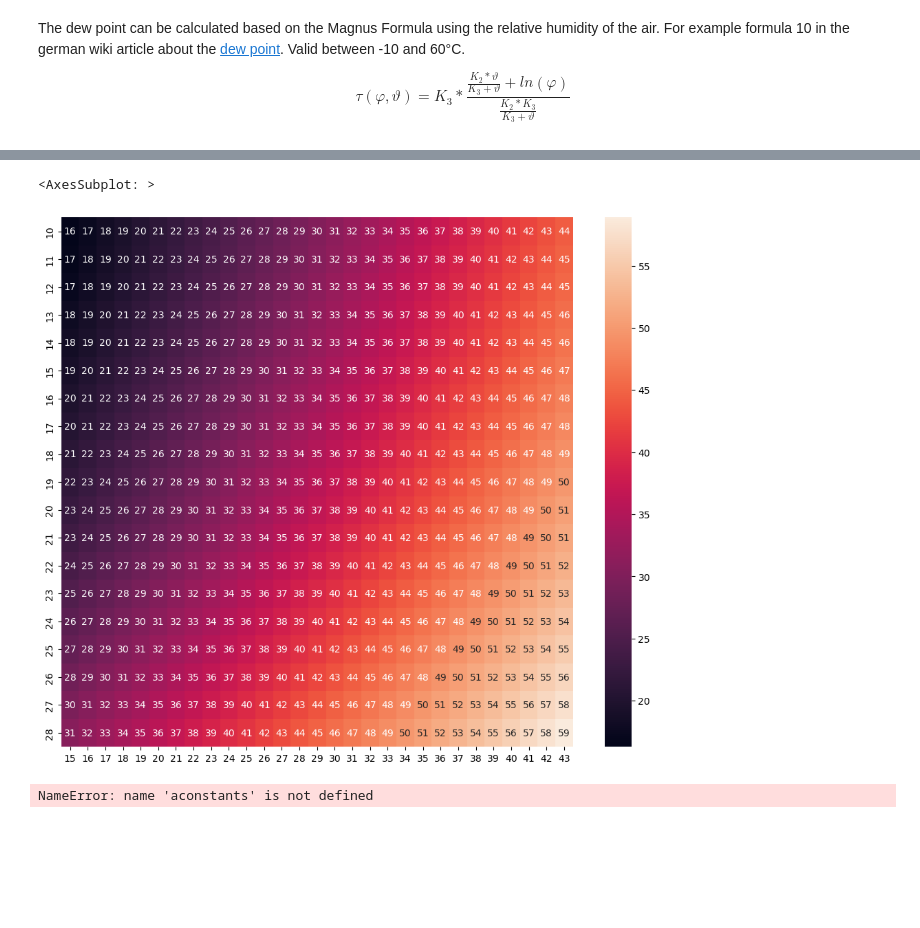
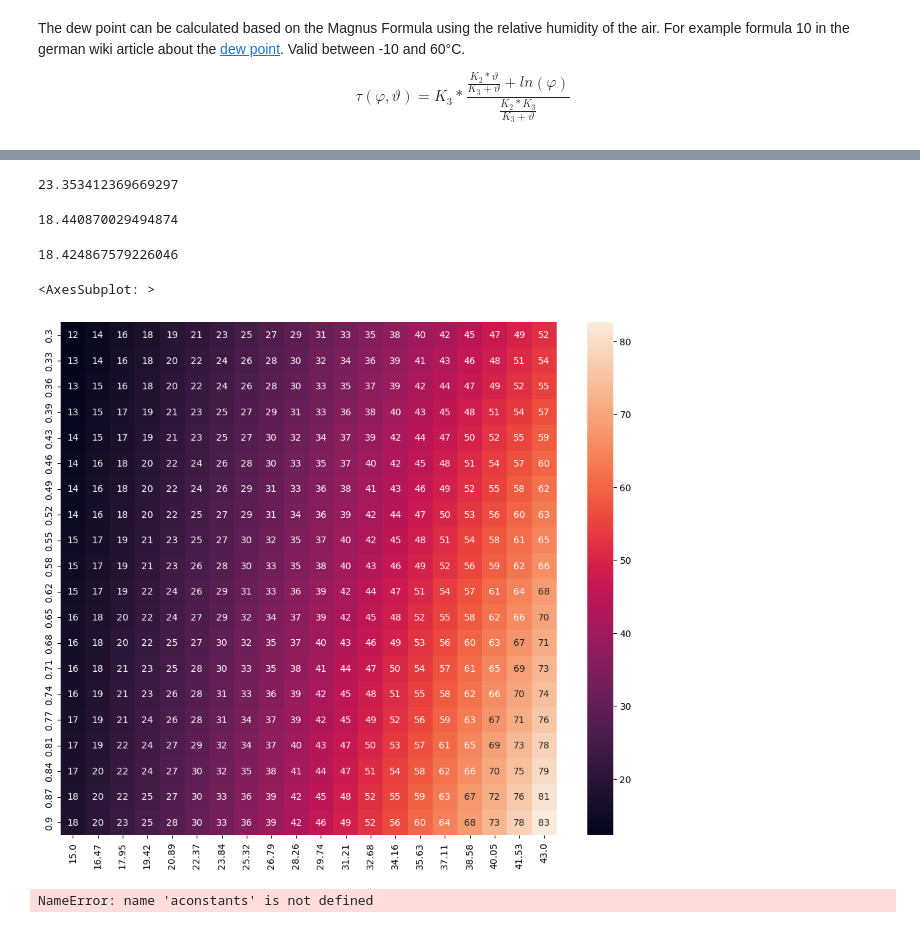
Before and after one commit to MoritzImendoerffer/data_div, a Jupyter notebook: temperature_humidity/towels.ipynb, the cells around one changed output, grey strips where cells are left out. Drawn from its saved outputs; the diff is of its cells as text; code cells hidden in the pictures; blank space fills up the shorter version.

Commit message:
working on humidity

```diff
--- a/temperature_humidity/towels.ipynb
+++ b/temperature_humidity/towels.ipynb
@@ -40,12 +40,14 @@ $$
 $$
 # %%
 class constants:
-    gas_constant =  dict(water = 461.51,
-                         air_dry = 287.058)  #  (J/(kg*K)
+    gas_constant_spec =  dict(water = 461.51,
+                              air_dry = 287.058)  #  (J/(kg*K)
+    gas_constant_general = 8314  # J/(kg*K)
+
 
 
 def calc_dewpoint(humidity_rel: float, temp: float) -> float:
-    """Calculates the dew point of water in air based on the magnus formula
+    """Calculates the dew point (taupunkt) of water in air based on the magnus formula
 
     Based on: https://de.wikipedia.org/wiki/Taupunkt ??
 
@@ -63,7 +65,7 @@ def calc_dewpoint(humidity_rel: float, temp: float) -> float:
     """
     k3 = 243.12 # °C
     k2 = 17.62  # °C
-    return k3 * (k2*temp/(k3+temp) + np.log(humidity_rel)) / (k2*k3 / (k3 + temp))
+    return k3 * (k2*temp/(k3+temp) + np.log(humidity_rel)) / (k2*k3 / (k3 + temp) - np.log(humidity_rel))
 
 def calc_satpressure(temp: float) -> float:
     """Calcuates the saturation pressure of water in air based on the magnus formula
@@ -160,9 +183,30 @@ TypeError: calc_humidex() got an unexpected keyword argument 't_dew'
+# %%
+
+calc_satpressure(20) / 1e5 * 1000  # mbar
+# %% [output]
+23.353412369669297
+# %%
+calc_dewpoint(0.5, 30)
+# %% [output]
+18.440870029494874
+# %%
+0.5**(1/8.02)*(109.8+30) - 109.8
+# %% [output]
+18.424867579226046
+# %%
+n = 20
+rel_hum = np.linspace(0.3, 0.9, n).round(2)
+temp = np.linspace(15, 43, n).round(2)
+
+T, R = np.meshgrid(temp, rel_hum)
+
+H = calc_humidex(T, R)
 # %%
 fig, ax = plt.subplots(ncols=1, figsize=(12,10))
-sns.heatmap(H, xticklabels=temp, yticklabels=dew_point, annot=True, ax=ax)
+sns.heatmap(H, xticklabels=temp, yticklabels=rel_hum, annot=True, ax=ax)
 # %% [output]
 <AxesSubplot: >
-[figure, old version]
+[figure, new version]
 # %%
 constants.gas_constant.keys()
 # %% [output]
```
Also changed, not shown: parts of 4 cells of this notebook.
